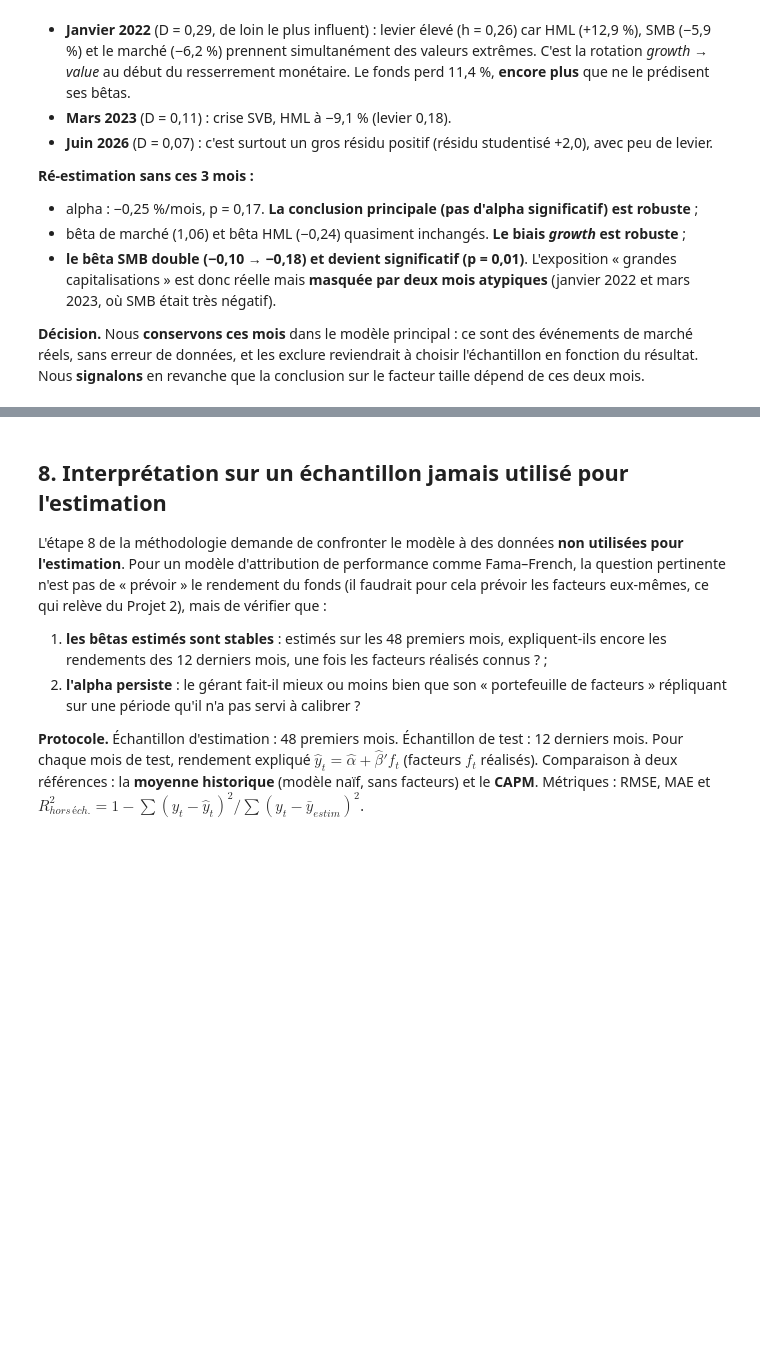
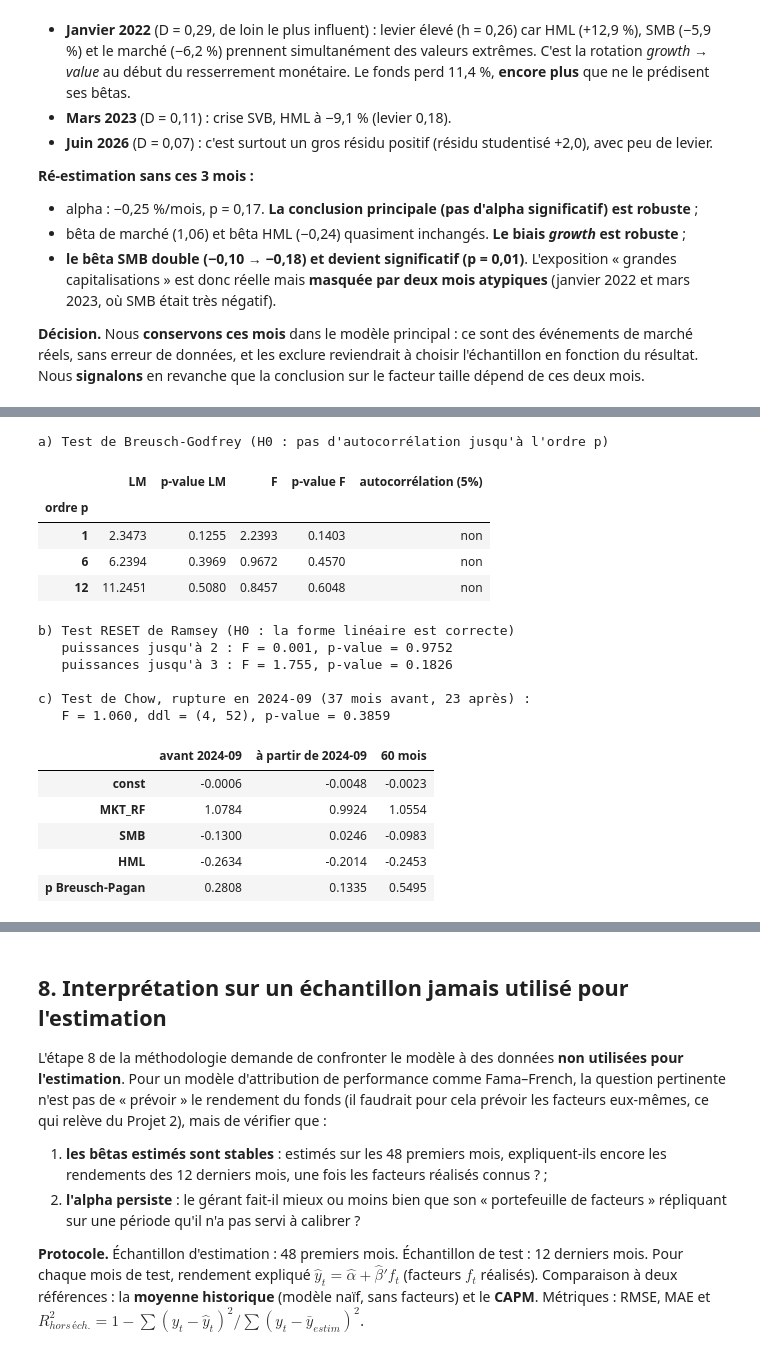
Before and after one commit to Rjk3d/Fama_French_FISEA2_G5, a Jupyter notebook: Projet1_G5.ipynb, the cells around one changed output, grey strips where cells are left out. Drawn from its saved outputs; the diff is of its cells as text; code cells hidden in the pictures; blank space fills up the shorter version.

```diff
--- a/Projet1_G5.ipynb
+++ b/Projet1_G5.ipynb
@@ -1022,0 +1081,58 @@ la conclusion sur le facteur taille dépend de ces deux mois.
+# %%
+# a) Breusch-Godfrey (autocorrélation d'ordre p quelconque)
+bg_rows = []
+for p_bg in [1, 6, 12]:
+    lm_, lm_p, f_, f_p = smd.acorr_breusch_godfrey(ff3, nlags=p_bg)
+    bg_rows.append({"ordre p": p_bg, "LM": lm_, "p-value LM": lm_p, "F": f_, "p-value F": f_p,
+                    "autocorrélation (5%)": "oui" if lm_p < SEUIL else "non"})
+print("a) Test de Breusch-Godfrey (H0 : pas d'autocorrélation jusqu'à l'ordre p)")
+display(pd.DataFrame(bg_rows).set_index("ordre p"))
+
+# b) RESET de Ramsey (forme fonctionnelle) : on ajoute y_hat^2 (power=2) puis y_hat^2 et y_hat^3 (power=3)
+print("b) Test RESET de Ramsey (H0 : la forme linéaire est correcte)")
+for pw in [2, 3]:
+    rr = smd.linear_reset(ff3, power=pw, test_type="fitted", use_f=True)
+    print(f"   puissances jusqu'à {pw} : F = {float(rr.fvalue):.3f}, p-value = {float(rr.pvalue):.4f}")
+
+# c) Test de Chow à une date fixée a priori (première baisse des taux de la Fed)
+DATE_RUPTURE = pd.Period("2024-09", freq="M")
+avant, apres = data.index < DATE_RUPTURE, data.index >= DATE_RUPTURE
+
+def scr(yy, XX):
+    """Somme des carrés des résidus d'une régression MCO."""
+    return sm.OLS(yy, XX).fit().ssr
+
+k1 = X3.shape[1]                                   # nb de paramètres, constante incluse (= k + 1)
+n1, n2 = int(avant.sum()), int(apres.sum())
+SCR_p, SCR_1, SCR_2 = scr(y, X3), scr(y[avant], X3[avant]), scr(y[apres], X3[apres])
+F_chow = ((SCR_p - (SCR_1 + SCR_2)) / k1) / ((SCR_1 + SCR_2) / (n1 + n2 - 2 * k1))
+p_chow = 1 - stats.f.cdf(F_chow, k1, n1 + n2 - 2 * k1)
+print(f"\nc) Test de Chow, rupture en {DATE_RUPTURE} ({n1} mois avant, {n2} après) :")
+print(f"   F = {F_chow:.3f}, ddl = ({k1}, {n1 + n2 - 2 * k1}), p-value = {p_chow:.4f}")
+
+sous_per = pd.DataFrame({
+    f"avant {DATE_RUPTURE}": sm.OLS(y[avant], X3[avant]).fit().params,
+    f"à partir de {DATE_RUPTURE}": sm.OLS(y[apres], X3[apres]).fit().params,
+    "60 mois": ff3.params})
+sous_per.loc["p Breusch-Pagan"] = [smd.het_breuschpagan(sm.OLS(y[m], X3[m]).fit().resid, X3[m])[1]
+                                   for m in (avant, apres)] + [bp_p]
+sous_per
+# %% [output]
+a) Test de Breusch-Godfrey (H0 : pas d'autocorrélation jusqu'à l'ordre p)
+|  | LM | p-value LM | F | p-value F | autocorrélation (5%) |
+| ordre p |  |  |  |  |  |
+| 1 | 2.3473 | 0.1255 | 2.2393 | 0.1403 | non |
+| 6 | 6.2394 | 0.3969 | 0.9672 | 0.4570 | non |
+| 12 | 11.2451 | 0.5080 | 0.8457 | 0.6048 | non |
+b) Test RESET de Ramsey (H0 : la forme linéaire est correcte)
+   puissances jusqu'à 2 : F = 0.001, p-value = 0.9752
+   puissances jusqu'à 3 : F = 1.755, p-value = 0.1826
+
+c) Test de Chow, rupture en 2024-09 (37 mois avant, 23 après) :
+   F = 1.060, ddl = (4, 52), p-value = 0.3859
+|  | avant 2024-09 | à partir de 2024-09 | 60 mois |
+| const | -0.0006 | -0.0048 | -0.0023 |
+| MKT_RF | 1.0784 | 0.9924 | 1.0554 |
+| SMB | -0.1300 | 0.0246 | -0.0983 |
+| HML | -0.2634 | -0.2014 | -0.2453 |
+| p Breusch-Pagan | 0.2808 | 0.1335 | 0.5495 |
```
Also changed, not shown: parts of 35 cells of this notebook, 32 other files.
